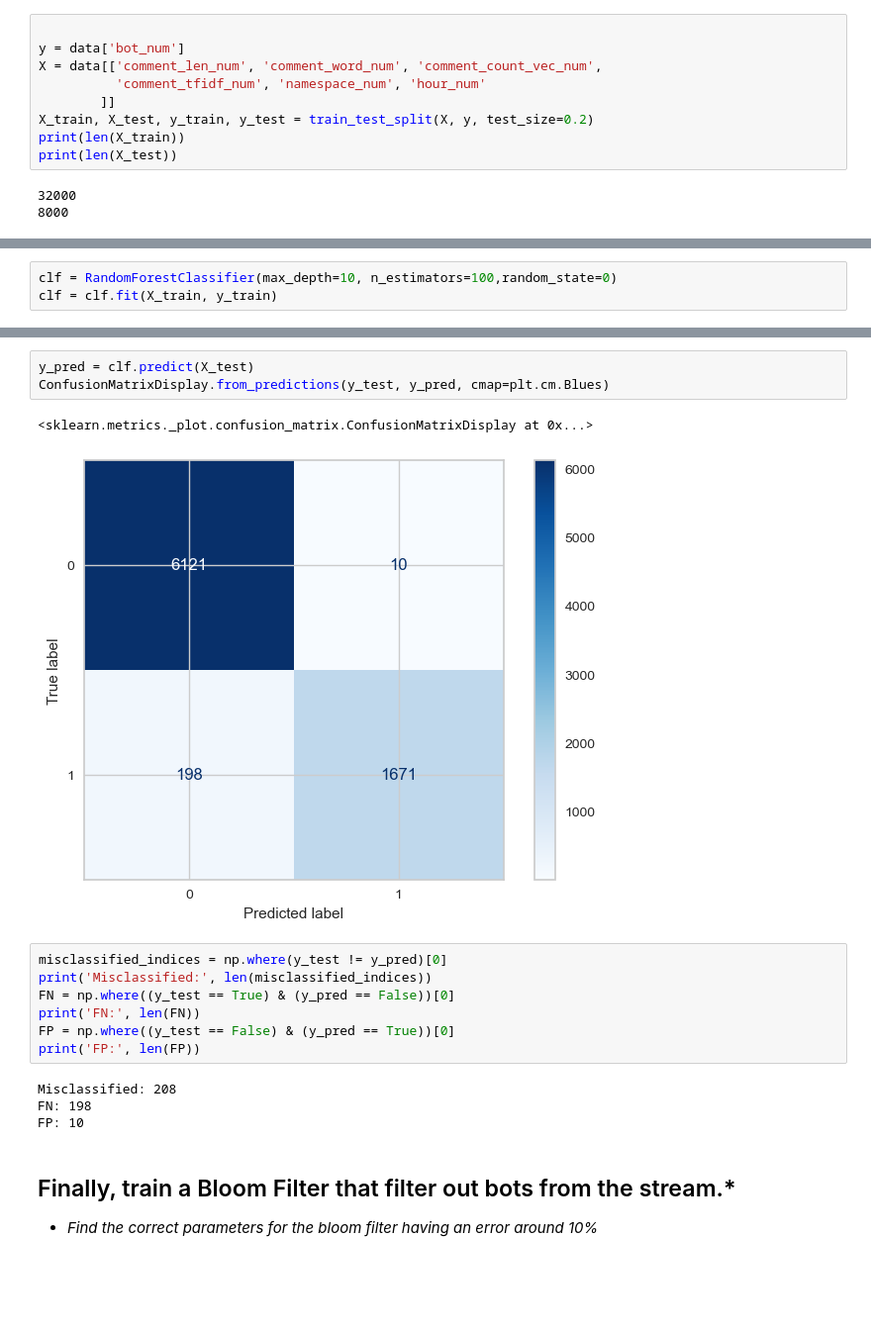
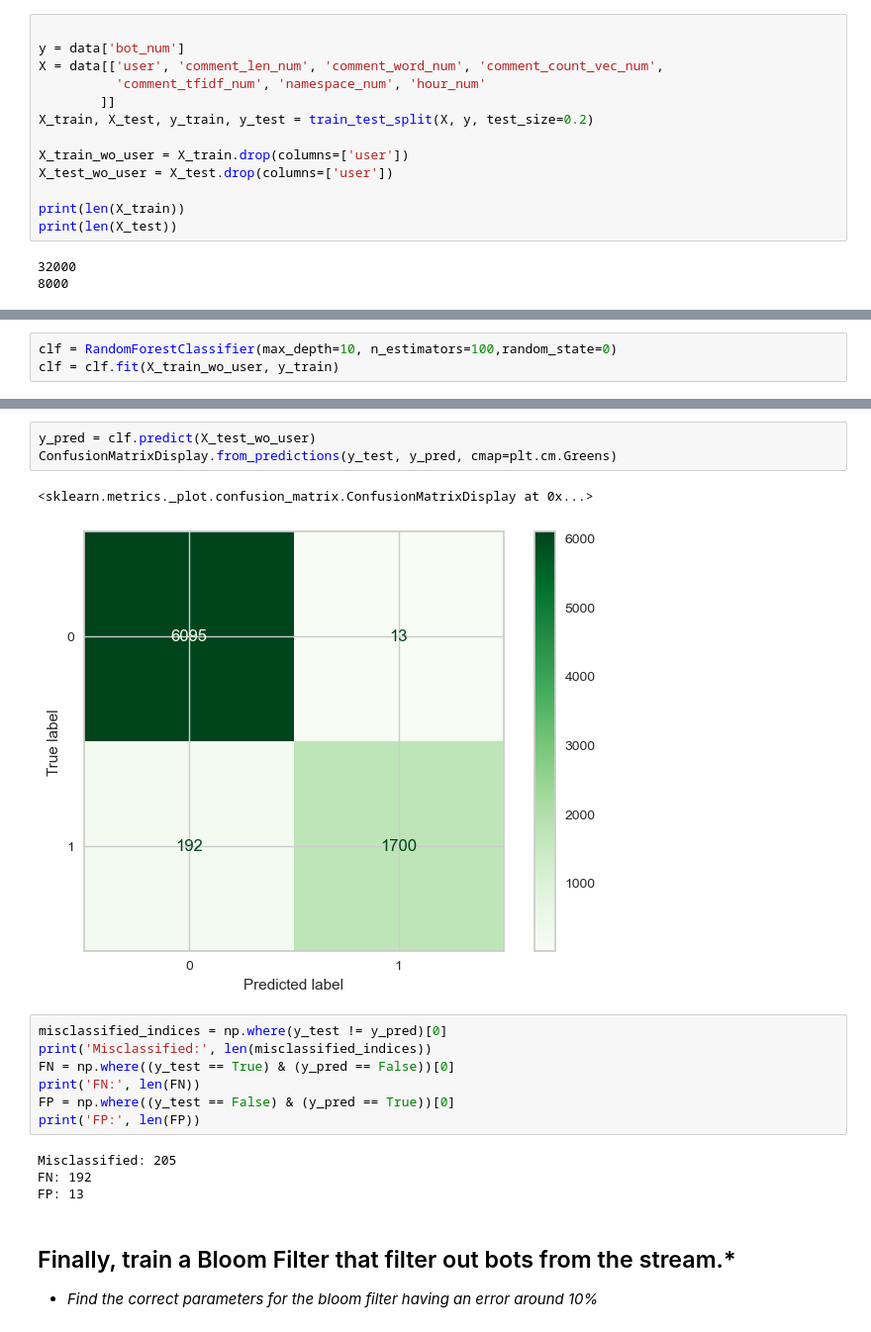
Before and after one commit to ansu0122/ucu-mmds, a Jupyter notebook: src/homework2/bots_detection.ipynb, the cells around one changed output, grey strips where cells are left out. Shown: that part at 99% size. Cells and saved outputs as stored; diff of their text form; blank space fills up the shorter version.

```diff
--- a/src/homework2/bots_detection.ipynb
+++ b/src/homework2/bots_detection.ipynb
@@ -206,10 +224,14 @@ Name: bot, dtype: int64
 # %%
 
 y = data['bot_num']
-X = data[['comment_len_num', 'comment_word_num', 'comment_count_vec_num',
+X = data[['user', 'comment_len_num', 'comment_word_num', 'comment_count_vec_num',
           'comment_tfidf_num', 'namespace_num', 'hour_num'
         ]]
 X_train, X_test, y_train, y_test = train_test_split(X, y, test_size=0.2)
+
+X_train_wo_user = X_train.drop(columns=['user'])
+X_test_wo_user = X_test.drop(columns=['user'])
+
 print(len(X_train))
 print(len(X_test))
 # %% [output]
@@ -222,4 +240,4 @@ pandas.core.series.Series
 # %%
 clf = RandomForestClassifier(max_depth=10, n_estimators=100,random_state=0)
-clf = clf.fit(X_train, y_train)
+clf = clf.fit(X_train_wo_user, y_train)
 # %%
@@ -236,10 +254,10 @@ viz.show()
 <Axes: title={'center': 'Feature Importances of 6 Features using RandomForestClassifier'}, xlabel='relative importance'>
 # %%
-y_pred = clf.predict(X_test)
-ConfusionMatrixDisplay.from_predictions(y_test, y_pred, cmap=plt.cm.Blues)
+y_pred = clf.predict(X_test_wo_user)
+ConfusionMatrixDisplay.from_predictions(y_test, y_pred, cmap=plt.cm.Greens)
 # %% [output]
 <sklearn.metrics._plot.confusion_matrix.ConfusionMatrixDisplay at 0x...>
-[figure, old version]
+[figure, new version]
 # %%
 misclassified_indices = np.where(y_test != y_pred)[0]
 print('Misclassified:', len(misclassified_indices))
@@ -248,9 +266,9 @@ print('FN:', len(FN))
 FP = np.where((y_test == False) & (y_pred == True))[0]
 print('FP:', len(FP))
 # %% [output]
-Misclassified: 208
-FN: 198
-FP: 10
+Misclassified: 205
+FN: 192
+FP: 13
 # %% [markdown]
 ## Finally, train a Bloom Filter that filter out bots from the stream.*
 - *Find the correct parameters for the bloom filter having an error around 10%*
```
Also changed, not shown: parts of 28 cells of this notebook.
